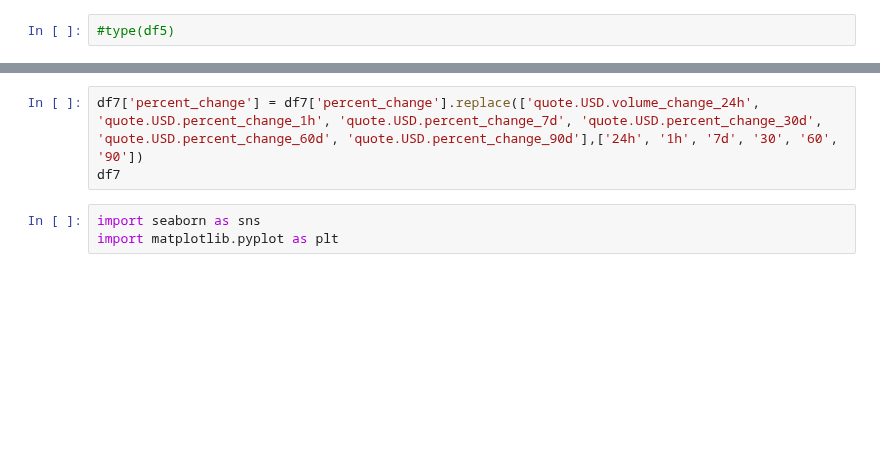
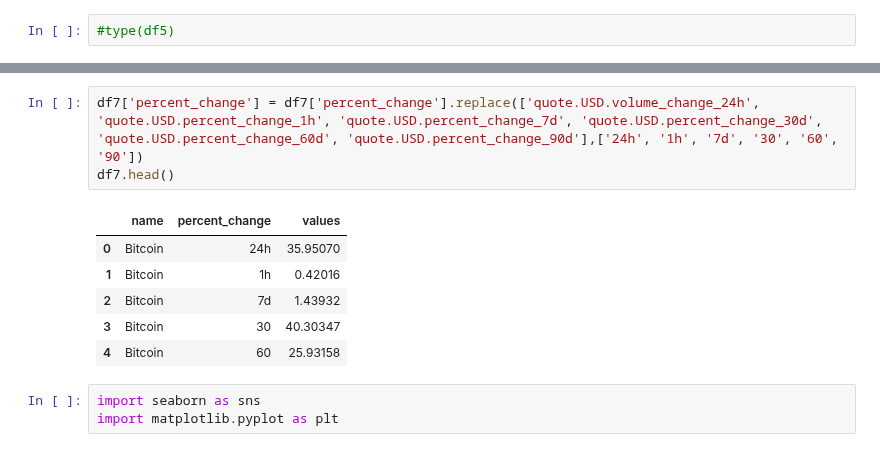
Before and after one commit to Curlybracketi/automating-_api_setup, a Jupyter notebook: Api Setup Test.ipynb, the cells around one changed output, grey strips where cells are left out. Saved outputs shown, nothing was run; the diff lists cells and outputs as text; blank space fills up the shorter version.

```diff
--- a/Api Setup Test.ipynb
+++ b/Api Setup Test.ipynb
@@ -148,6 +186,13 @@ df7
 # %%
 df7['percent_change'] = df7['percent_change'].replace(['quote.USD.volume_change_24h', 'quote.USD.percent_change_1h', 'quote.USD.percent_change_7d', 'quote.USD.percent_change_30d', 'quote.USD.percent_change_60d', 'quote.USD.percent_change_90d'],['24h', '1h', '7d', '30', '60', '90'])
-df7
+df7.head()
+# %% [output]
+|  | name | percent_change | values |
+| 0 | Bitcoin | 24h | 35.95070 |
+| 1 | Bitcoin | 1h | 0.42016 |
+| 2 | Bitcoin | 7d | 1.43932 |
+| 3 | Bitcoin | 30 | 40.30347 |
+| 4 | Bitcoin | 60 | 25.93158 |
 # %%
 import seaborn as sns
 import matplotlib.pyplot as plt
```
Also changed, not shown: parts of 17 cells of this notebook.
